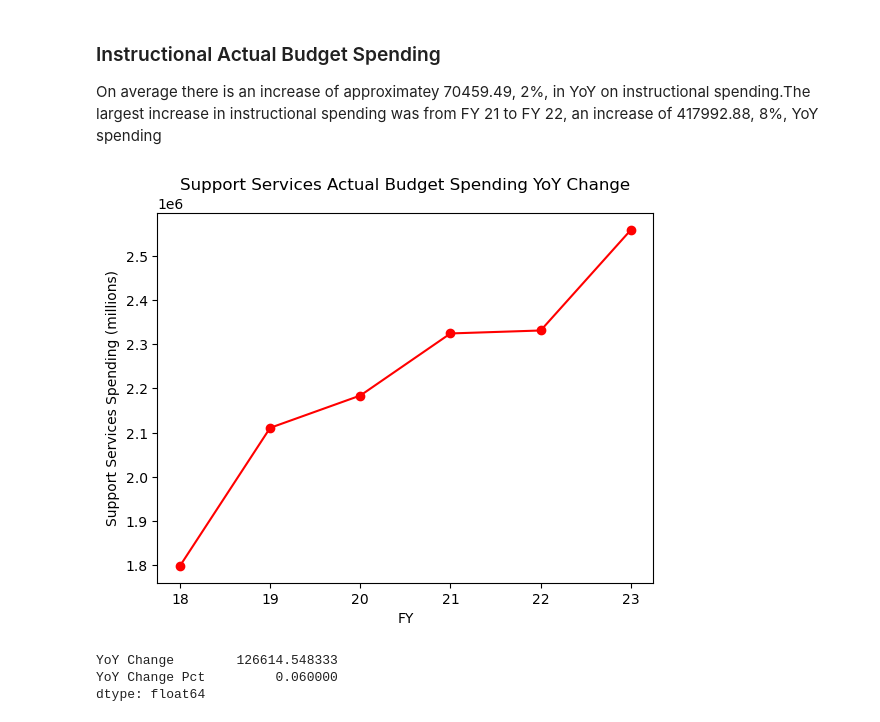
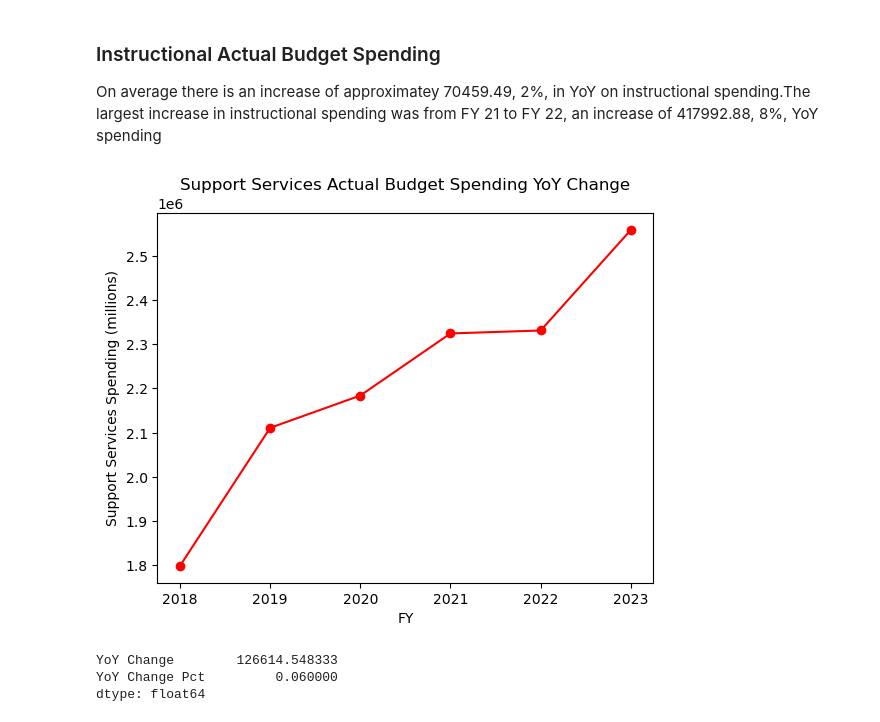
Before and after one commit to Scipio94/FY-Budget-Analysis, a Jupyter notebook: FY 25 Actual Budget Analysis.ipynb, the cells around one changed output. Cells and saved outputs as stored; diff of their text form; code cells hidden in the pictures.

```diff
--- a/FY 25 Actual Budget Analysis.ipynb
+++ b/FY 25 Actual Budget Analysis.ipynb
@@ -8,12 +8,12 @@ import pandas as pd
 import matplotlib.pyplot as plt
 # %%
 #importing acual budget data
-fy18_actual = pd.read_csv(r"C:\Users\togarro\Downloads\FY 25 Budget Analysis - FY 18 Actual Budget Data.csv")
-fy19_actual = pd.read_csv(r"C:\Users\togarro\Downloads\FY 25 Budget Analysis - FY 19 Actual Budget Data.csv")
-fy20_actual = pd.read_csv(r"C:\Users\togarro\Downloads\FY 25 Budget Analysis - FY 20 Actual Budget Data .csv")
-fy21_actual = pd.read_csv (r"C:\Users\togarro\Downloads\FY 25 Budget Analysis - FY 21 Actual Budget Data.csv")
-fy22_actual = pd.read_csv(r"C:\Users\togarro\Downloads\FY 25 Budget Analysis - FY 22 Actual Budget Data.csv")
-fy23_actual = pd.read_csv(r"C:\Users\togarro\Downloads\FY 25 Budget Analysis - FY 23 Actual Budget Data.csv")
+fy18_actual = pd.read_csv(r"C:\Users\togarro\Documents\FY 25 Budget Analysis\FY 25 Budget Analysis - FY 18 Actual Budget Data.csv")
+fy19_actual = pd.read_csv(r"C:\Users\togarro\Documents\FY 25 Budget Analysis\FY 25 Budget Analysis - FY 19 Actual Budget Data.csv")
+fy20_actual = pd.read_csv(r"C:\Users\togarro\Documents\FY 25 Budget Analysis\FY 25 Budget Analysis - FY 20 Actual Budget Data .csv")
+fy21_actual = pd.read_csv(r"C:\Users\togarro\Documents\FY 25 Budget Analysis\FY 25 Budget Analysis - FY 21 Actual Budget Data.csv")
+fy22_actual = pd.read_csv(r"C:\Users\togarro\Documents\FY 25 Budget Analysis\FY 25 Budget Analysis - FY 22 Actual Budget Data.csv")
+fy23_actual = pd.read_csv(r"C:\Users\togarro\Documents\FY 25 Budget Analysis\FY 25 Budget Analysis - FY 23 Actual Budget Data.csv")
 # %%
 # Aggregated metrics for Actual budget data FY 18-23
 fy18_agg = fy18_actual.groupby(['FY','Category'])['Actuals'].sum().reset_index()
@@ -112,13 +112,13 @@ dtype: float64
 On average there is an increase of approximatey 70459.49, 2%, in YoY on instructional spending.The largest increase in instructional spending was from FY 21 to FY 22, an increase of 417992.88, 8%, YoY spending
 # %%
 #Actuals Support Services Visualization
-plt.plot( actual_sup_ser_df['FY'] ,actual_sup_ser_df['Actuals'],marker = 'o',color = 'red')
+plt.plot( actual_sup_ser_df['FY1'] ,actual_sup_ser_df['Actuals'],marker = 'o',color = 'red')
 plt.ylabel('Support Services Spending (millions)')
 plt.xlabel('FY')
 plt.title('Support Services Actual Budget Spending YoY Change')
 plt.show()
 # %% [output]
-[figure, old version]
+[figure, new version]
 # %%
 actual_sup_ser_df[['YoY Change','YoY Change Pct']].mean()
 # %% [output]
```
Also changed, not shown: parts of 4 cells of this notebook, 13 other files.
